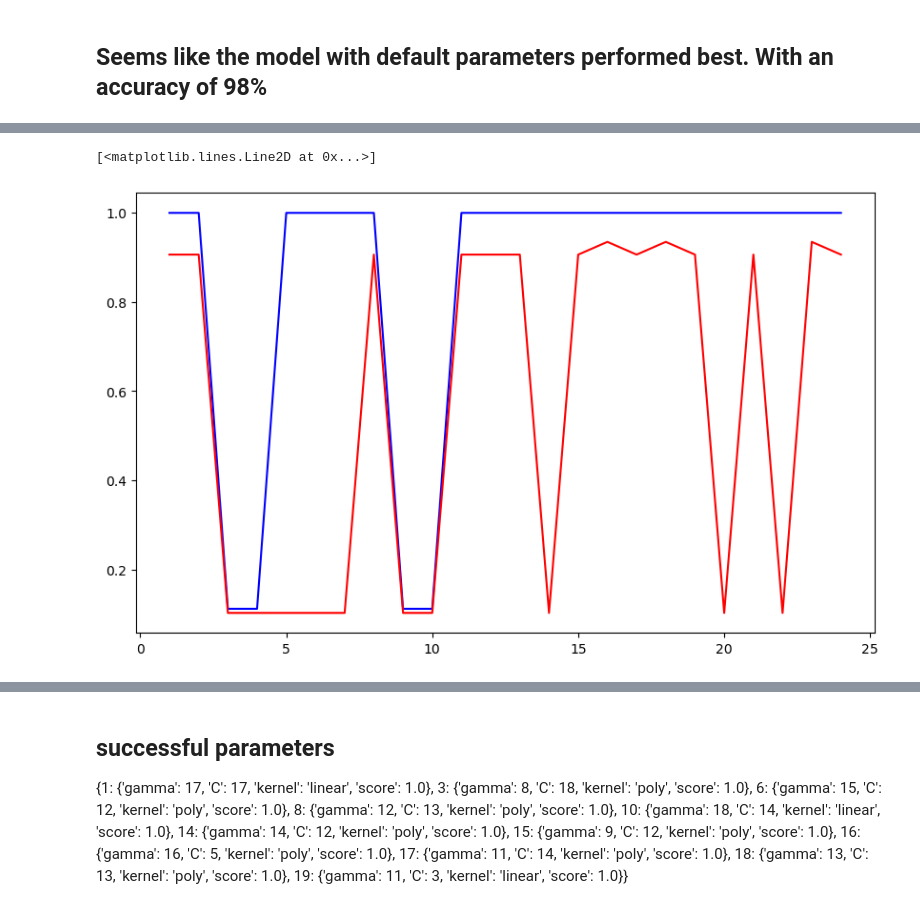
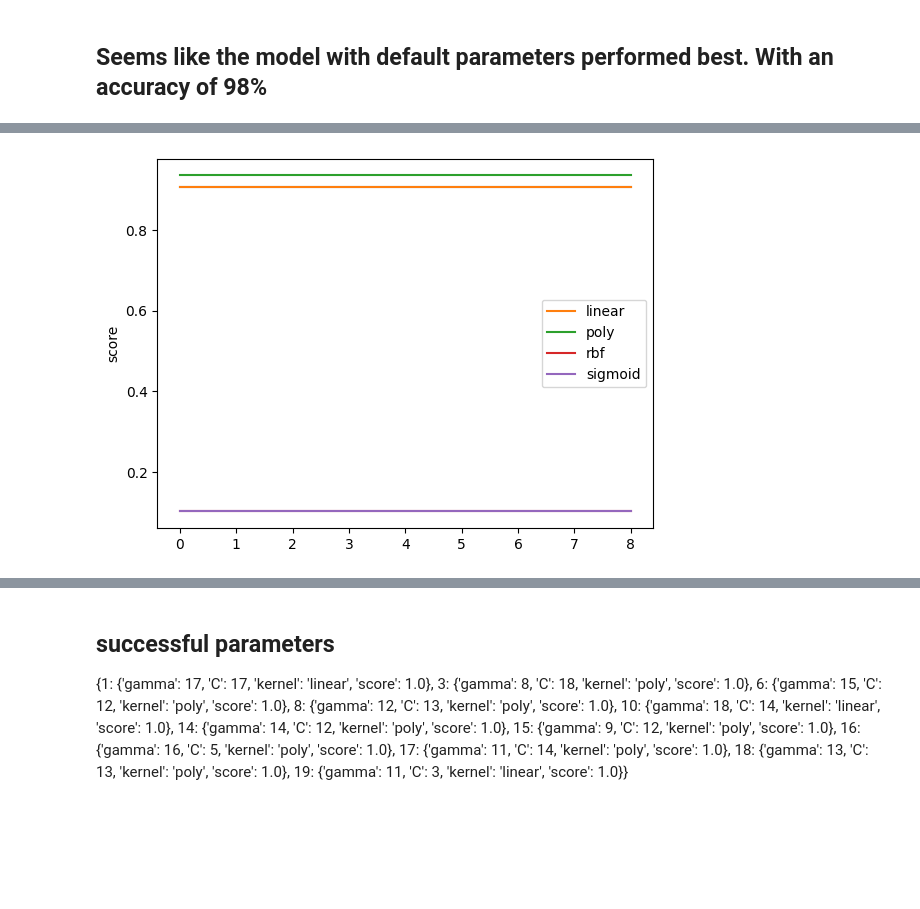
Before and after one commit to Tqkoyaki/DeepDigits, a Jupyter notebook: SVM_Model.ipynb, the cells around one changed output, grey strips where cells are left out. Drawn from its saved outputs; the diff is of its cells as text; code cells hidden in the pictures; blank space fills up the shorter version.

```diff
--- a/SVM_Model.ipynb
+++ b/SVM_Model.ipynb
@@ -181,0 +184,4 @@ KeyboardInterrupt:
+# %%
+#convert param_score to a dataframe
+param_score = pd.DataFrame(param_score)
+param_score
@@ -182,9 +206,22 @@ KeyboardInterrupt:
+# %%
+temp = param_score[param_score.kernel == 'linear']
+temp.reset_index(inplace=True)
+sns.lineplot(x=temp.index, y='score', data=temp)
+
+#for loop to sns plots to compare the different kernels
+for kernel in ker:
+    temp = param_score[param_score.kernel == kernel]
+    temp.reset_index(inplace=True)
+    sns.lineplot(x=temp.index, y='score', data=temp, label=kernel)
+# %% [output]
+[figure, added]
 # %%
-#figure size
-plt.figure(figsize=(10, 6))
-#plot the training accuracy from 1 to maxRange
-plt.plot(range(1, len(training_acc)+1), training_acc,color="blue", label="training accuracy")
-plt.plot(range(1, len(training_acc)+1), test_acc, color = 'red', label="testing accuracy")
+# #figure size
+# plt.figure(figsize=(10, 6))
+# #plot the training accuracy from 1 to maxRange
+# plt.plot(range(1, len(training_acc)+1), training_acc,color="blue", label="training accuracy")
+# plt.plot(range(1, len(training_acc)+1), test_acc, color = 'red', label="testing accuracy")
+
+# #show data by kernel,
+# plt.legend()
+# plt.show()
-# %% [output]
-[<matplotlib.lines.Line2D at 0x...>]
-[figure, removed]
```
Also changed, not shown: parts of 13 cells of this notebook, 1 other file.
